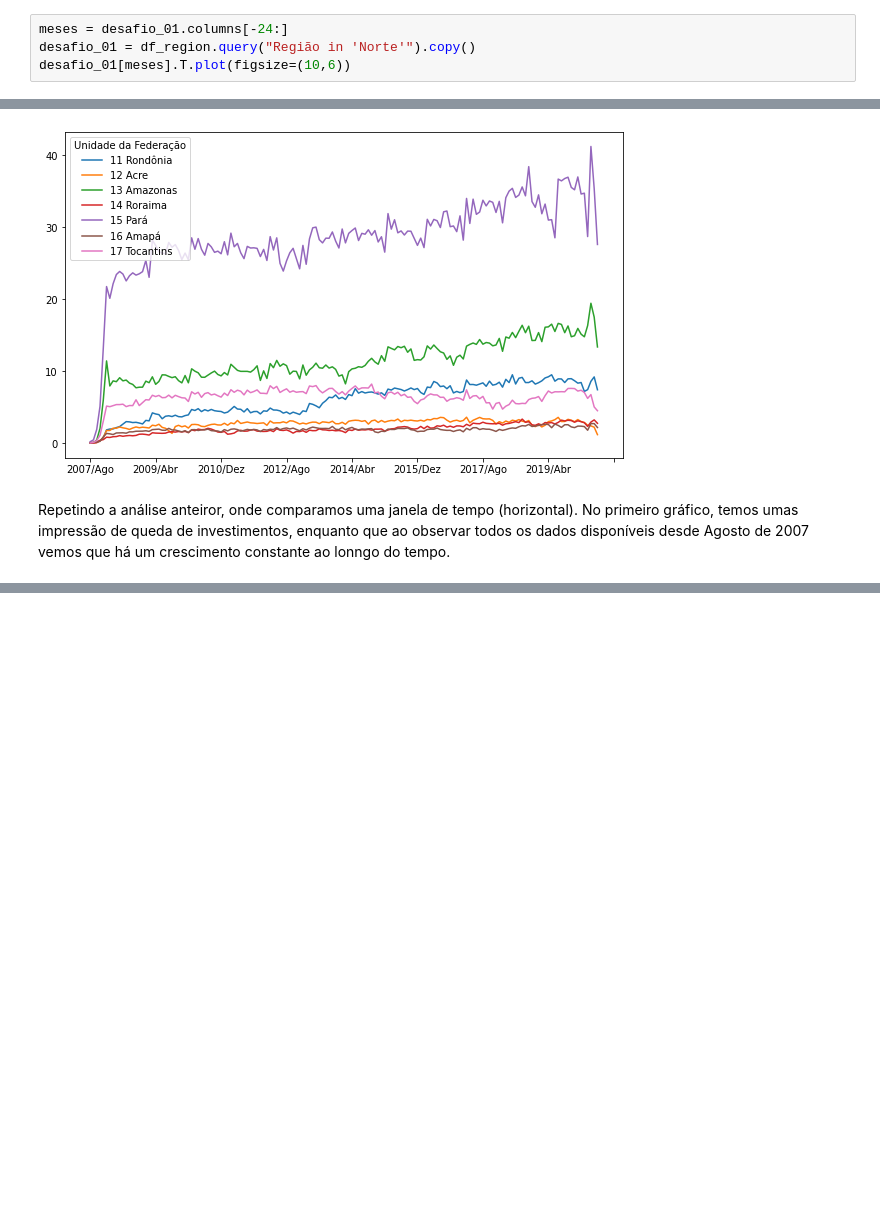
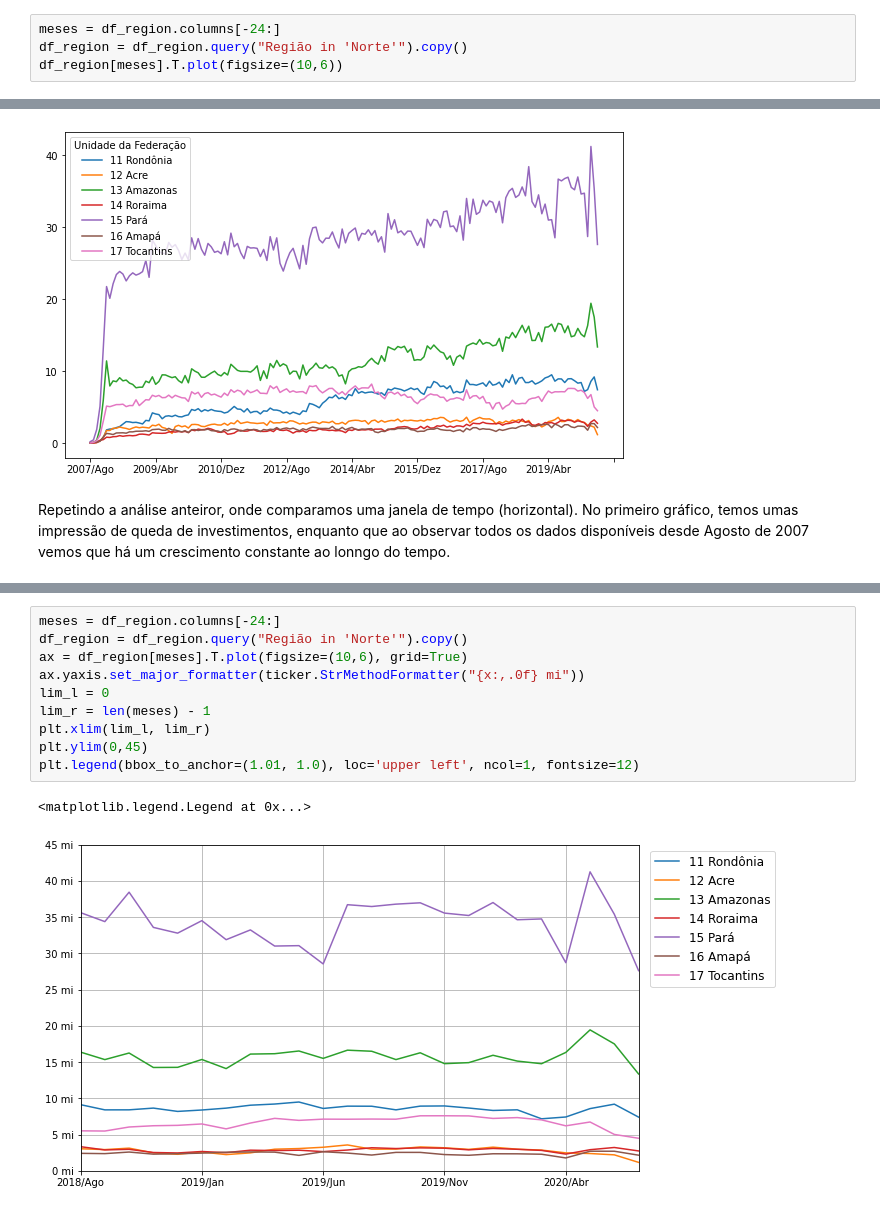
Before and after one commit to willianrocha/bootcamp-datascience-alura, a Jupyter notebook: module_1/ds_mod1_lecture4.ipynb, the cells around one changed output, grey strips where cells are left out. Cells and saved outputs as stored; diff of their text form; blank space fills up the shorter version.

```diff
--- a/module_1/ds_mod1_lecture4.ipynb
+++ b/module_1/ds_mod1_lecture4.ipynb
@@ -80,9 +80,9 @@ df_region = df_region / 10**6
 df_region["Região"] = regions
 df_region = df_region[np.roll(df_region.columns,1)]
 # %%
-meses = desafio_01.columns[-24:]
-desafio_01 = df_region.query("Região in 'Norte'").copy()
-desafio_01[meses].T.plot(figsize=(10,6))
+meses = df_region.columns[-24:]
+df_region = df_region.query("Região in 'Norte'").copy()
+df_region[meses].T.plot(figsize=(10,6))
 # %% [output]
 <matplotlib.axes._subplots.AxesSubplot at 0x...>
 [figure]
@@ -95,0 +101,13 @@ Repetindo a análise anteiror, onde comparamos uma janela de tempo (horizontal).
+# %%
+meses = df_region.columns[-24:]
+df_region = df_region.query("Região in 'Norte'").copy()
+ax = df_region[meses].T.plot(figsize=(10,6), grid=True)
+ax.yaxis.set_major_formatter(ticker.StrMethodFormatter("{x:,.0f} mi"))
+lim_l = 0
+lim_r = len(meses) - 1
+plt.xlim(lim_l, lim_r)
+plt.ylim(0,45)
+plt.legend(bbox_to_anchor=(1.01, 1.0), loc='upper left', ncol=1, fontsize=12)
+# %% [output]
+<matplotlib.legend.Legend at 0x...>
+[figure, added]
```
Also changed, not shown: parts of 3 cells of this notebook.
